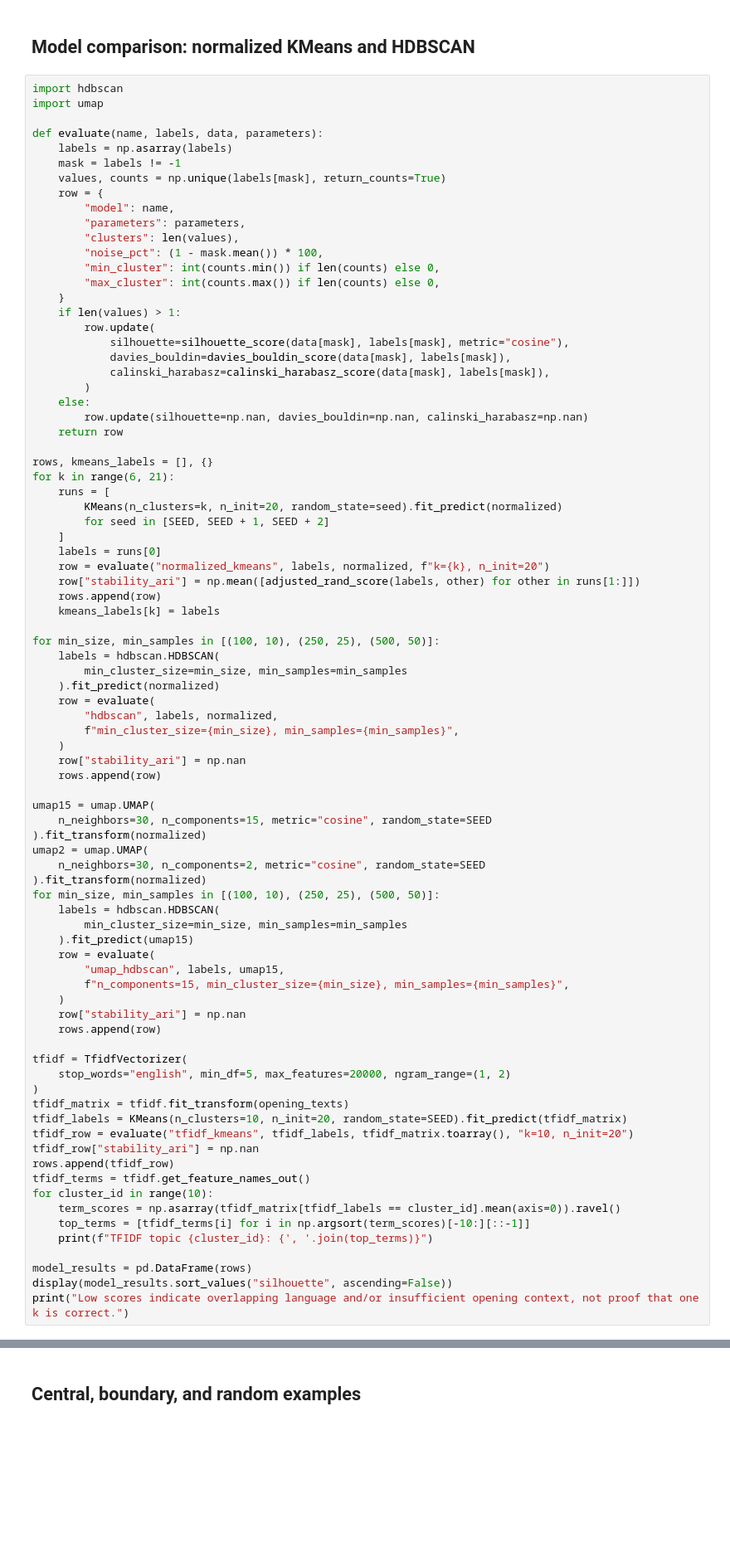
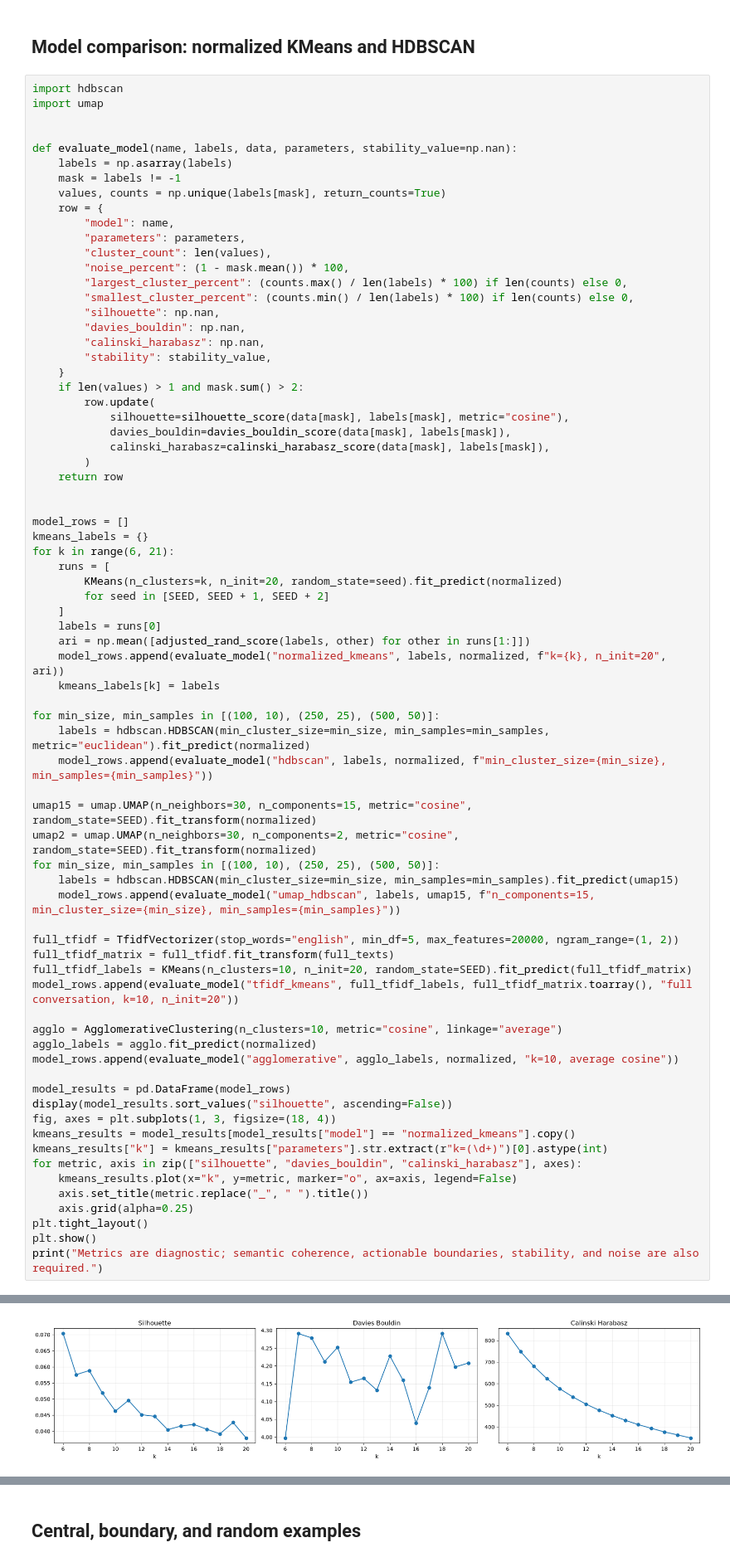
Before and after one commit to PR-HARIHARAN/customer_support_agent, a Jupyter notebook: notebooks/004_intent_discovery.ipynb, the cells around one changed output, grey strips where cells are left out. Shown at 83% size. Saved outputs shown, nothing was run; the diff lists cells and outputs as text; blank space fills up the shorter version.

```diff
--- a/notebooks/004_intent_discovery.ipynb
+++ b/notebooks/004_intent_discovery.ipynb
@@ -112,83 +223,73 @@ Validated 26,155 vectors, dimension 768
 import hdbscan
 import umap
 
-def evaluate(name, labels, data, parameters):
+
+def evaluate_model(name, labels, data, parameters, stability_value=np.nan):
     labels = np.asarray(labels)
     mask = labels != -1
     values, counts = np.unique(labels[mask], return_counts=True)
     row = {
         "model": name,
         "parameters": parameters,
-        "clusters": len(values),
-        "noise_pct": (1 - mask.mean()) * 100,
-        "min_cluster": int(counts.min()) if len(counts) else 0,
-        "max_cluster": int(counts.max()) if len(counts) else 0,
+        "cluster_count": len(values),
+        "noise_percent": (1 - mask.mean()) * 100,
+        "largest_cluster_percent": (counts.max() / len(labels) * 100) if len(counts) else 0,
+        "smallest_cluster_percent": (counts.min() / len(labels) * 100) if len(counts) else 0,
+        "silhouette": np.nan,
+        "davies_bouldin": np.nan,
+        "calinski_harabasz": np.nan,
+        "stability": stability_value,
     }
-    if len(values) > 1:
+    if len(values) > 1 and mask.sum() > 2:
         row.update(
             silhouette=silhouette_score(data[mask], labels[mask], metric="cosine"),
             davies_bouldin=davies_bouldin_score(data[mask], labels[mask]),
             calinski_harabasz=calinski_harabasz_score(data[mask], labels[mask]),
         )
-    else:
-        row.update(silhouette=np.nan, davies_bouldin=np.nan, calinski_harabasz=np.nan)
     return row
 
-rows, kmeans_labels = [], {}
+
+model_rows = []
+kmeans_labels = {}
 for k in range(6, 21):
     runs = [
         KMeans(n_clusters=k, n_init=20, random_state=seed).fit_predict(normalized)
         for seed in [SEED, SEED + 1, SEED + 2]
     ]
     labels = runs[0]
-    row = evaluate("normalized_kmeans", labels, normalized, f"k={k}, n_init=20")
-    row["stability_ari"] = np.mean([adjusted_rand_score(labels, other) for other in runs[1:]])
-    rows.append(row)
+    ari = np.mean([adjusted_rand_score(labels, other) for other in runs[1:]])
+    model_rows.append(evaluate_model("normalized_kmeans", labels, normalized, f"k={k}, n_init=20", ari))
     kmeans_labels[k] = labels
 
 for min_size, min_samples in [(100, 10), (250, 25), (500, 50)]:
-    labels = hdbscan.HDBSCAN(
-        min_cluster_size=min_size, min_samples=min_samples
-    ).fit_predict(normalized)
-    row = evaluate(
-        "hdbscan", labels, normalized,
-        f"min_cluster_size={min_size}, min_samples={min_samples}",
-    )
-    row["stability_ari"] = np.nan
-    rows.append(row)
+    labels = hdbscan.HDBSCAN(min_cluster_size=min_size, min_samples=min_samples, metric="euclidean").fit_predict(normalized)
+    model_rows.append(evaluate_model("hdbscan", labels, normalized, f"min_cluster_size={min_size}, min_samples={min_samples}"))
 
-umap15 = umap.UMAP(
-    n_neighbors=30, n_components=15, metric="cosine", random_state=SEED
-).fit_transform(normalized)
-umap2 = umap.UMAP(
-    n_neighbors=30, n_components=2, metric="cosine", random_state=SEED
-).fit_transform(normalized)
+umap15 = umap.UMAP(n_neighbors=30, n_components=15, metric="cosine", random_state=SEED).fit_transform(normalized)
+umap2 = umap.UMAP(n_neighbors=30, n_components=2, metric="cosine", random_state=SEED).fit_transform(normalized)
 for min_size, min_samples in [(100, 10), (250, 25), (500, 50)]:
-    labels = hdbscan.HDBSCAN(
-        min_cluster_size=min_size, min_samples=min_samples
-    ).fit_predict(umap15)
-    row = evaluate(
-        "umap_hdbscan", labels, umap15,
-        f"n_components=15, min_cluster_size={min_size}, min_samples={min_samples}",
-    )
-    row["stability_ari"] = np.nan
-    rows.append(row)
+    labels = hdbscan.HDBSCAN(min_cluster_size=min_size, min_samples=min_samples).fit_predict(umap15)
+    model_rows.append(evaluate_model("umap_hdbscan", labels, umap15, f"n_components=15, min_cluster_size={min_size}, min_samples={min_samples}"))
 
-tfidf = TfidfVectorizer(
-    stop_words="english", min_df=5, max_features=20000, ngram_range=(1, 2)
-)
-tfidf_matrix = tfidf.fit_transform(opening_texts)
-tfidf_labels = KMeans(n_clusters=10, n_init=20, random_state=SEED).fit_predict(tfidf_matrix)
-tfidf_row = evaluate("tfidf_kmeans", tfidf_labels, tfidf_matrix.toarray(), "k=10, n_init=20")
-tfidf_row["stability_ari"] = np.nan
-rows.append(tfidf_row)
-tfidf_terms = tfidf.get_feature_names_out()
-for cluster_id in range(10):
-    term_scores = np.asarray(tfidf_matrix[tfidf_labels == cluster_id].mean(axis=0)).ravel()
-    top_terms = [tfidf_terms[i] for i in np.argsort(term_scores)[-10:][::-1]]
-    print(f"TFIDF topic {cluster_id}: {', '.join(top_terms)}")
+full_tfidf = TfidfVectorizer(stop_words="english", min_df=5, max_features=20000, ngram_range=(1, 2))
+full_tfidf_matrix = full_tfidf.fit_transform(full_texts)
+full_tfidf_labels = KMeans(n_clusters=10, n_init=20, random_state=SEED).fit_predict(full_tfidf_matrix)
+model_rows.append(evaluate_model("tfidf_kmeans", full_tfidf_labels, full_tfidf_matrix.toarray(), "full conversation, k=10, n_init=20"))
 
-model_results = pd.DataFrame(rows)
+agglo = AgglomerativeClustering(n_clusters=10, metric="cosine", linkage="average")
+agglo_labels = agglo.fit_predict(normalized)
+model_rows.append(evaluate_model("agglomerative", agglo_labels, normalized, "k=10, average cosine"))
+
+model_results = pd.DataFrame(model_rows)
 display(model_results.sort_values("silhouette", ascending=False))
-print("Low scores indicate overlapping language and/or insufficient opening context, not proof that one k is correct.")
+fig, axes = plt.subplots(1, 3, figsize=(18, 4))
+kmeans_results = model_results[model_results["model"] == "normalized_kmeans"].copy()
+kmeans_results["k"] = kmeans_results["parameters"].str.extract(r"k=(\d+)")[0].astype(int)
+for metric, axis in zip(["silhouette", "davies_bouldin", "calinski_harabasz"], axes):
+    kmeans_results.plot(x="k", y=metric, marker="o", ax=axis, legend=False)
+    axis.set_title(metric.replace("_", " ").title())
+    axis.grid(alpha=0.25)
+plt.tight_layout()
+plt.show()
+print("Metrics are diagnostic; semantic coherence, actionable boundaries, stability, and noise are also required.")
 # %% [output]
@@ -194,0 +313 @@ print("Low scores indicate overlapping language and/or insufficient opening cont
+[figure, added]
```
Also changed, not shown: parts of 8 cells of this notebook, 8 other files.
